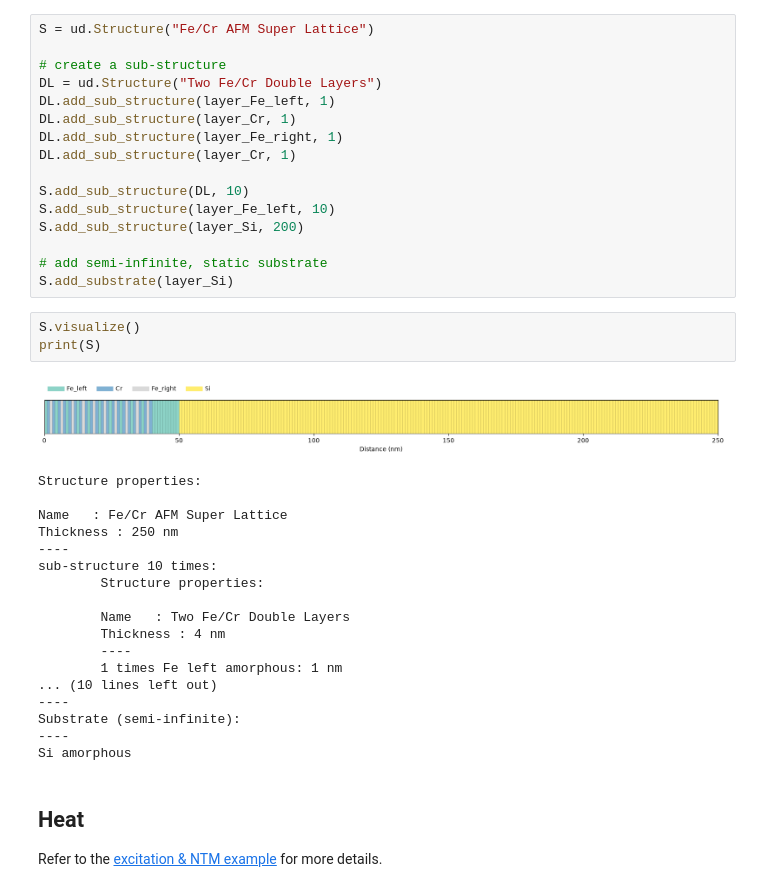
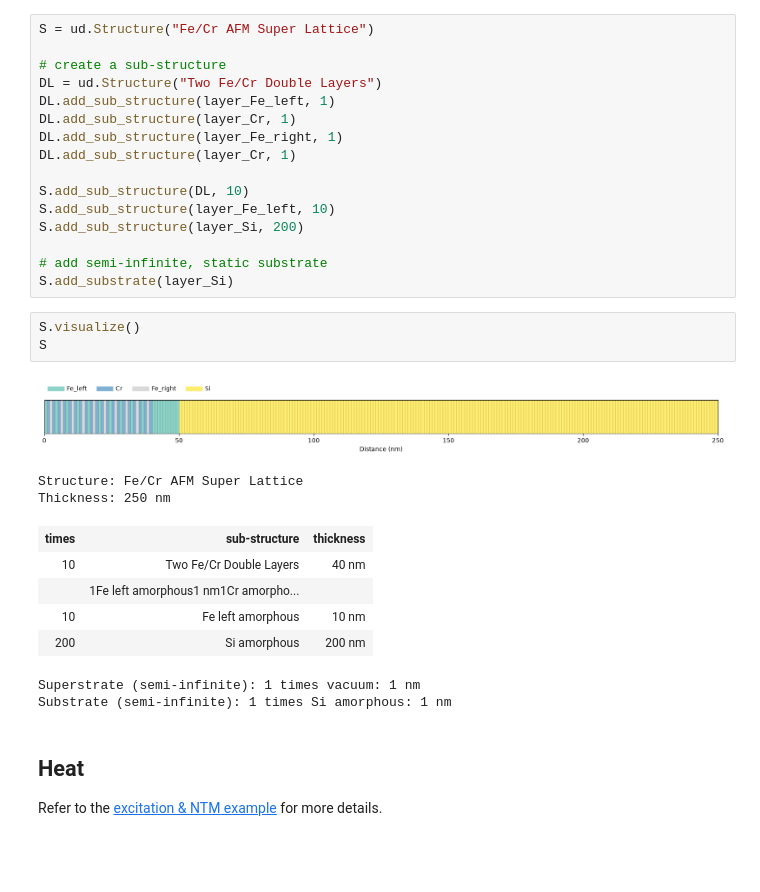
Before and after one commit to dschick/udkm1Dsim, a Jupyter notebook: examples/05-xrays/04-resonant_magnetic_xray.ipynb, the cells around one changed output. Drawn from its saved outputs; the diff is of its cells as text; blank space fills up the shorter version.

```diff
--- a/examples/05-xrays/04-resonant_magnetic_xray.ipynb
+++ b/examples/05-xrays/04-resonant_magnetic_xray.ipynb
@@ -110,26 +110,18 @@ S.add_sub_structure(layer_Si, 200)
 S.add_substrate(layer_Si)
 # %%
 S.visualize()
-print(S)
+S
 # %% [output]
 [figure]
-Structure properties:
-
-Name   : Fe/Cr AFM Super Lattice
-Thickness : 250 nm
-----
-sub-structure 10 times:
-        Structure properties:
-
-        Name   : Two Fe/Cr Double Layers
-        Thickness : 4 nm
-        ----
-        1 times Fe left amorphous: 1 nm
-... (10 lines left out)
-----
-Substrate (semi-infinite):
-----
-Si amorphous
+Structure: Fe/Cr AFM Super Lattice
+Thickness: 250 nm
+| times | sub-structure | thickness |
+| 10 | Two Fe/Cr Double Layers | 40 nm |
+|  | 1Fe left amorphous1 nm1Cr amorpho... |  |
+| 10 | Fe left amorphous | 10 nm |
+| 200 | Si amorphous | 200 nm |
+Superstrate (semi-infinite): 1 times vacuum: 1 nm
+Substrate (semi-infinite): 1 times Si amorphous: 1 nm
 # %% [markdown]
 ## Heat
 
```
Also changed, not shown: parts of 10 cells of this notebook, 11 other files.
